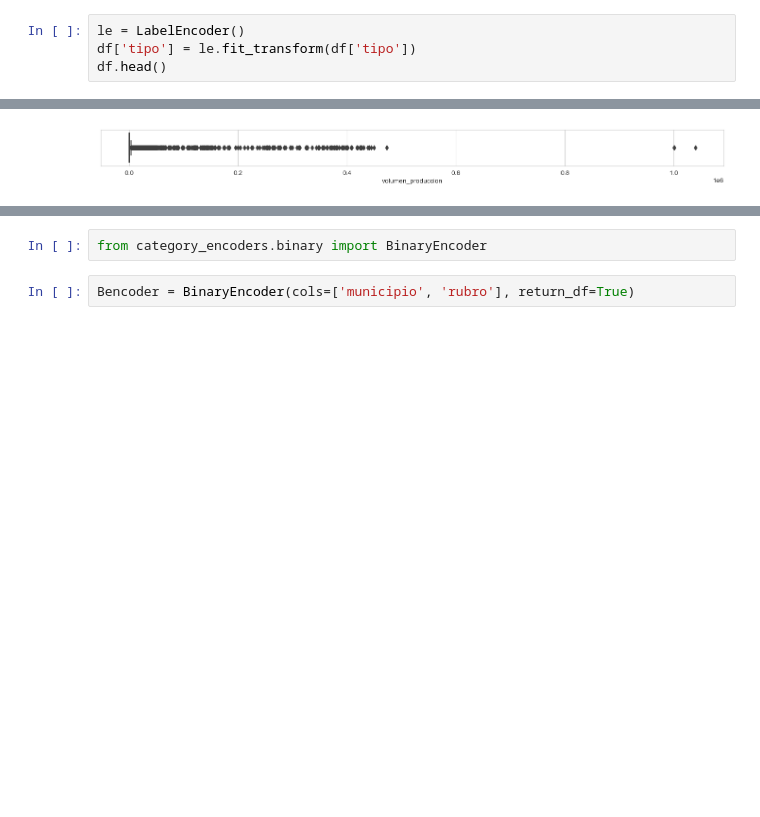
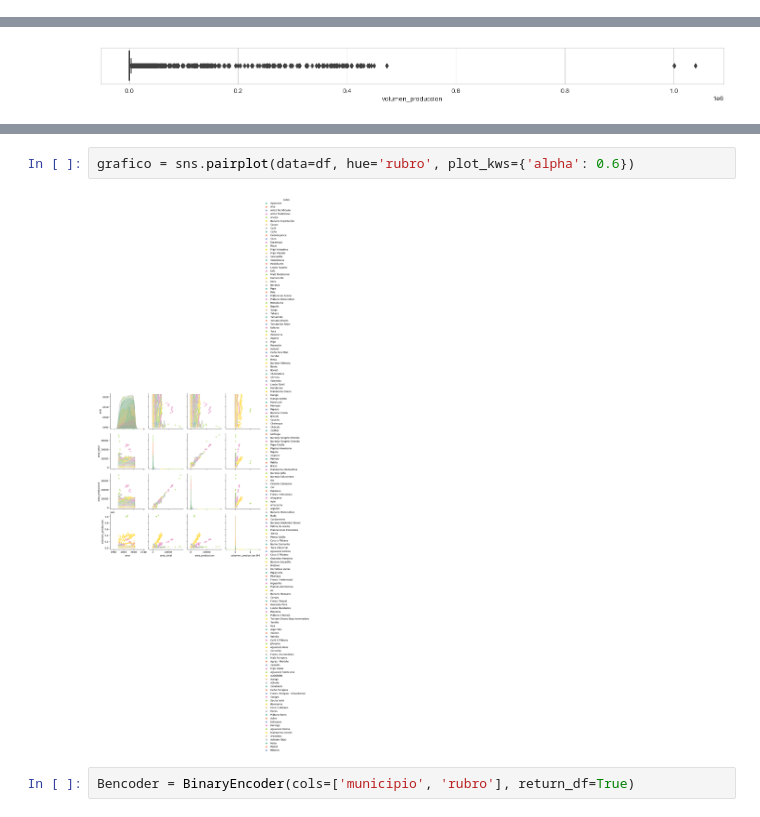
Before and after one commit to federr-gh/Produccion-agricola-datascience, a Jupyter notebook: produccion-agricola.ipynb, the cells around one changed output, grey strips where cells are left out. Drawn from its saved outputs; the diff is of its cells as text; blank space fills up the shorter version.

Commit message:
ColumnTransfor

```diff
--- a/produccion-agricola.ipynb
+++ b/produccion-agricola.ipynb
@@ -511,4 +380,0 @@ from sklearn.preprocessing import LabelEncoder
-# %%
-le = LabelEncoder()
-df['tipo'] = le.fit_transform(df['tipo'])
-df.head()
@@ -724,4 +460,6 @@ ImportError: cannot import name 'Tags' from 'sklearn.utils' (c:\Users\USUARIO\an
-# %%
-from category_encoders.binary import BinaryEncoder
+# %%
+grafico = sns.pairplot(data=df, hue='rubro', plot_kws={'alpha': 0.6})
+# %% [output]
+[figure, added]
 # %%
 Bencoder = BinaryEncoder(cols=['municipio', 'rubro'], return_df=True)
```
Also changed, not shown: parts of 46 cells of this notebook.
